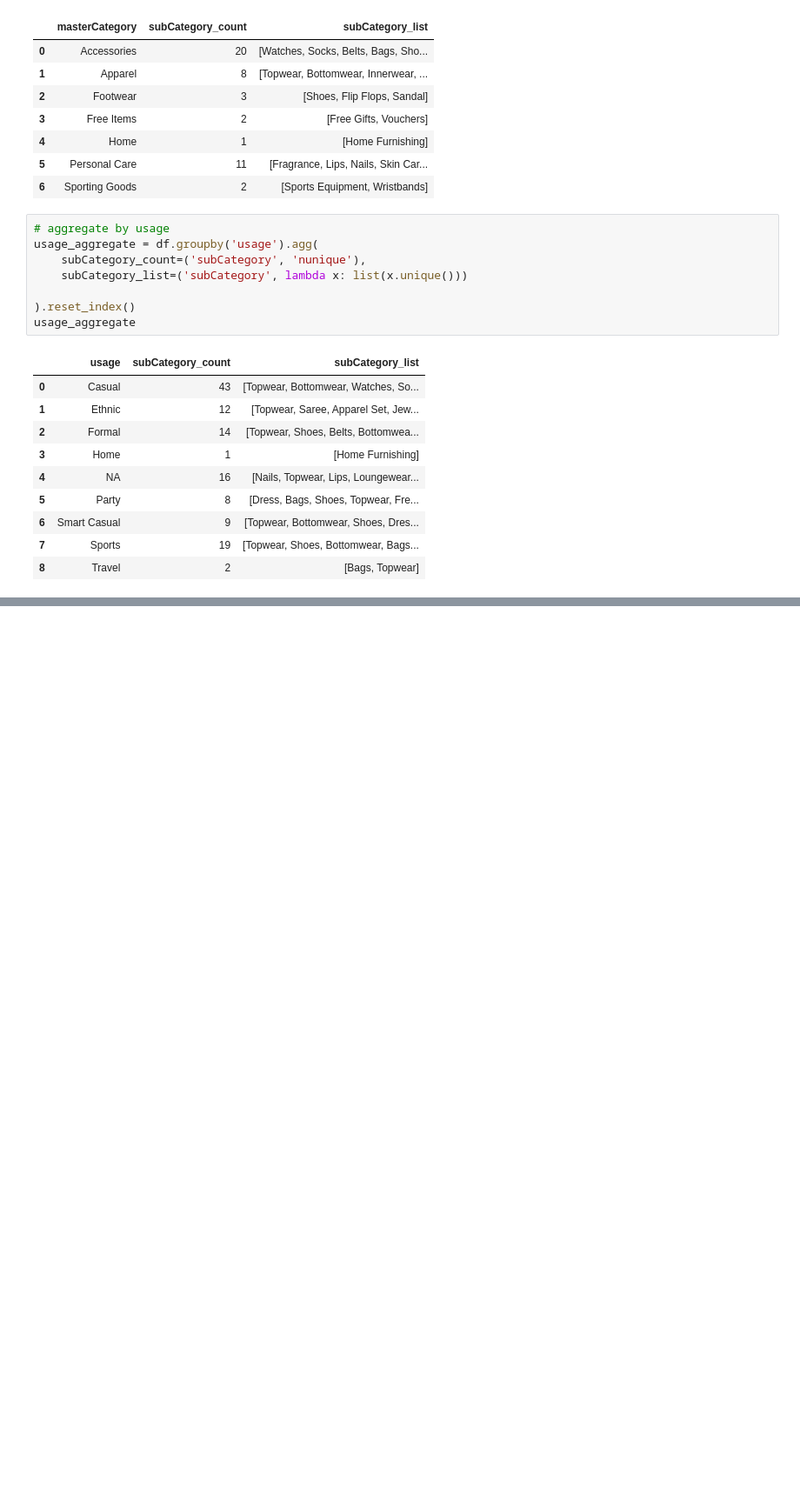
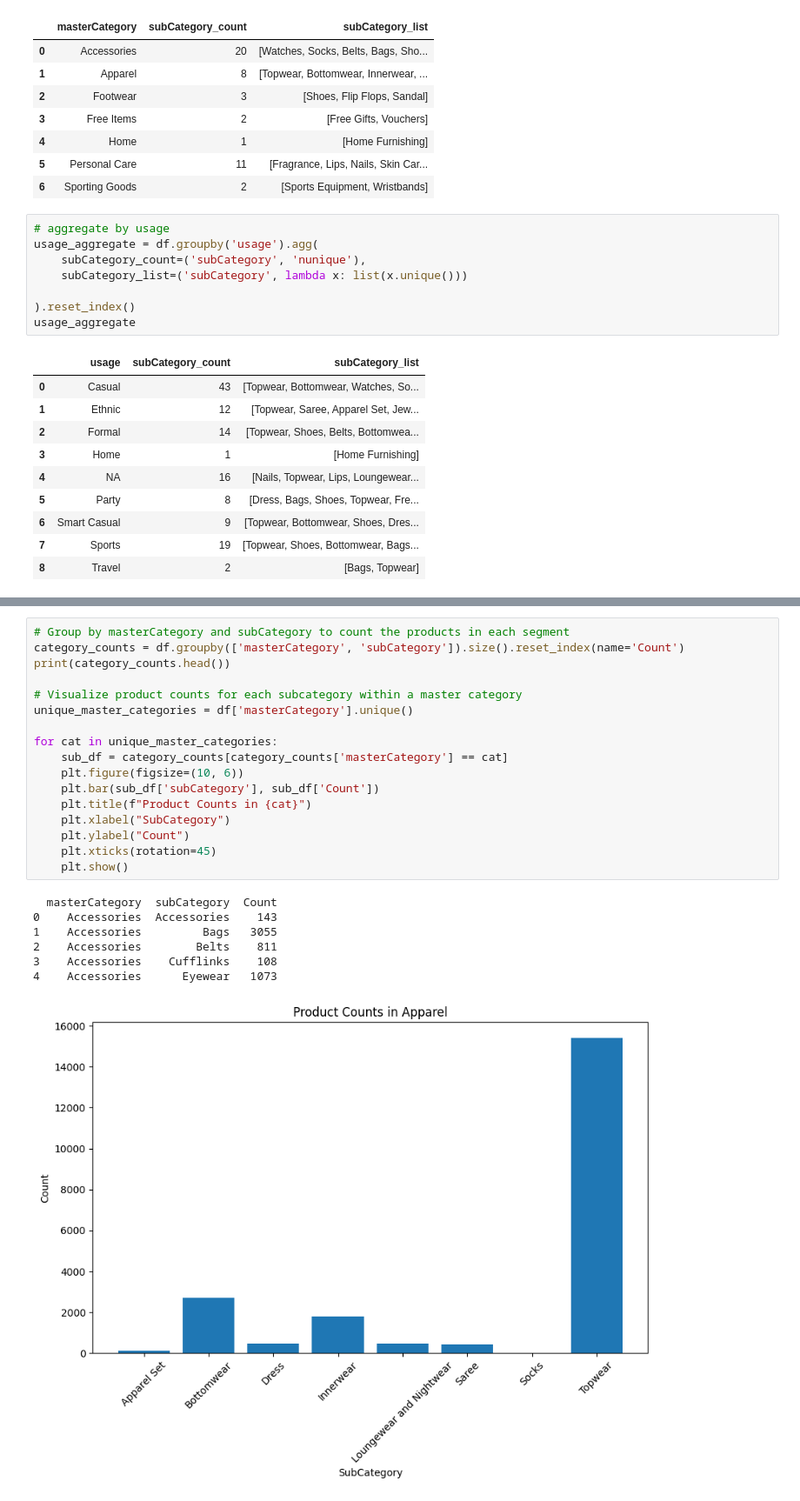
Before and after one commit to melatteshome/e-commerce-data-platform, a Jupyter notebook: notebooks/product_eda.ipynb, the cells around one changed output, grey strips where cells are left out. Shown: that part at 87% size. Saved outputs shown, nothing was run; the diff lists cells and outputs as text; blank space fills up the shorter version.

```diff
--- a/notebooks/product_eda.ipynb
+++ b/notebooks/product_eda.ipynb
@@ -144,0 +236,25 @@ print(season_aggregate)
+# %%
+# Group by masterCategory and subCategory to count the products in each segment
+category_counts = df.groupby(['masterCategory', 'subCategory']).size().reset_index(name='Count')
+print(category_counts.head())
+
+# Visualize product counts for each subcategory within a master category
+unique_master_categories = df['masterCategory'].unique()
+
+for cat in unique_master_categories:
+    sub_df = category_counts[category_counts['masterCategory'] == cat]
+    plt.figure(figsize=(10, 6))
+    plt.bar(sub_df['subCategory'], sub_df['Count'])
+    plt.title(f"Product Counts in {cat}")
+    plt.xlabel("SubCategory")
+    plt.ylabel("Count")
+    plt.xticks(rotation=45)
+    plt.show()
+# %% [output]
+  masterCategory  subCategory  Count
+0    Accessories  Accessories    143
+1    Accessories         Bags   3055
+2    Accessories        Belts    811
+3    Accessories    Cufflinks    108
+4    Accessories      Eyewear   1073
+[figure, added]
```
Also changed, not shown: parts of 11 cells of this notebook.
